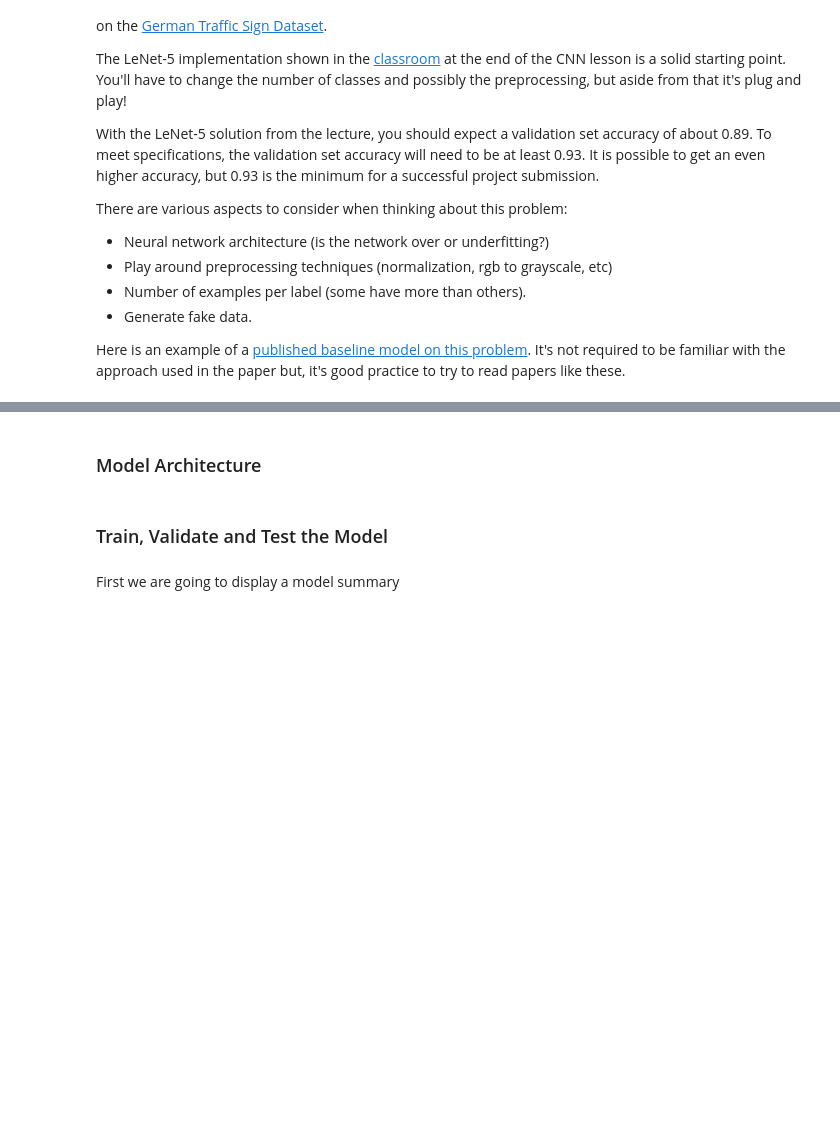
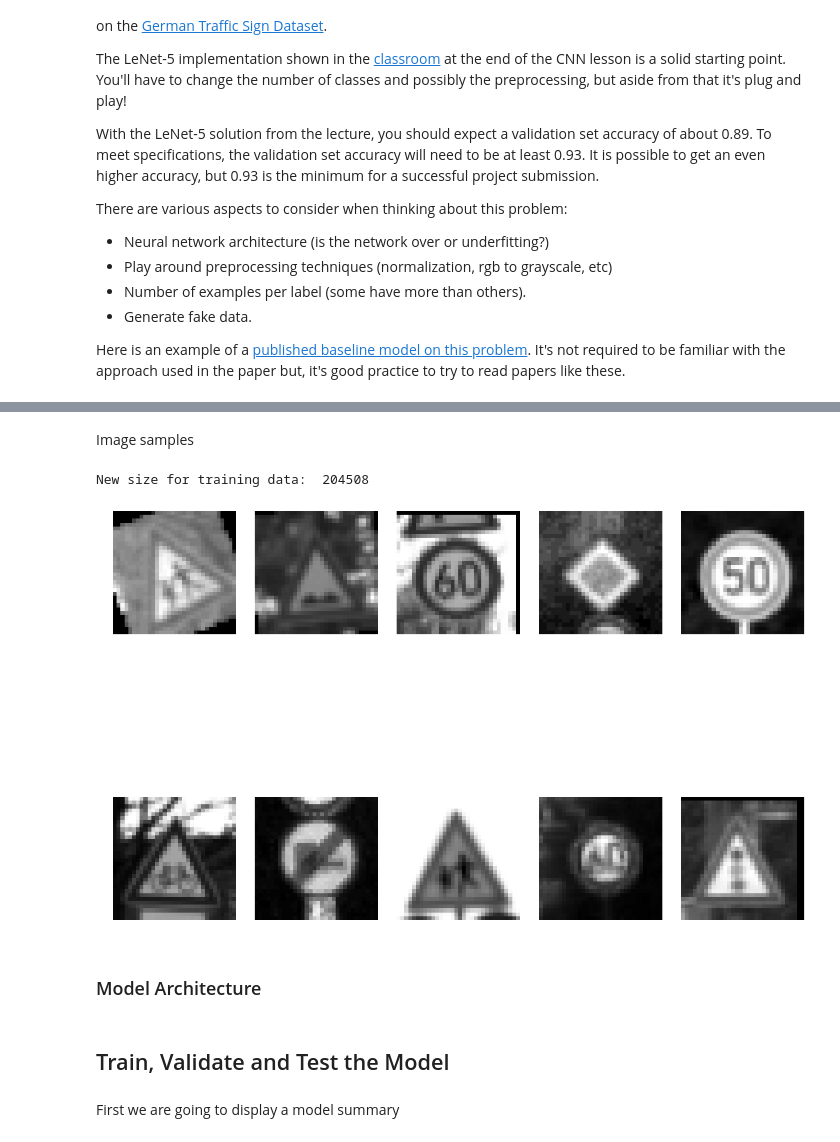
Before and after one commit to bajcmartinez/CarND-Traffic-Sign-Classifier-Project, a Jupyter notebook: Traffic_Sign_Classifier.ipynb, the cells around one changed output, grey strips where cells are left out. Cells and saved outputs as stored; diff of their text form; code cells hidden in the pictures; blank space fills up the shorter version.

```diff
--- a/Traffic_Sign_Classifier.ipynb
+++ b/Traffic_Sign_Classifier.ipynb
@@ -190,0 +293,12 @@ Here is an example of a [published baseline model on this problem](http://yann.l
+# %%
+# move all pics to grayscale if required
+NORMALIZE_TO_GRAYSCALE = True
+
+if NORMALIZE_TO_GRAYSCALE:
+    X_train_sample = np.reshape(np.array([cv2.cvtColor(img, cv2.COLOR_RGB2GRAY) for img in X_train]), (len(X_train),32, 32, 1))
+    X_valid_sample = np.reshape(np.array([cv2.cvtColor(img, cv2.COLOR_RGB2GRAY) for img in X_valid]), (len(X_valid),32, 32, 1))
+    X_test_sample = np.reshape(np.array([cv2.cvtColor(img, cv2.COLOR_RGB2GRAY) for img in X_test]), (len(X_test),32, 32, 1))
+else:
+    X_train_sample = [img for img in X_train]
+    X_valid_sample = [img for img in X_valid]
+    X_test_sample = [img for img in X_test]
@@ -190,0 +309,2 @@ Here is an example of a [published baseline model on this problem](http://yann.l
+# %%
+x_train_augmented, y_train_augmented = ImagesManipulation.augment(X_train_sample, y_train, n_classes)
@@ -191,2 +329,25 @@ Here is an example of a [published baseline model on this problem](http://yann.l
+# %% [markdown]
+Image samples
+# %%
+print("New size for training data: ", len(x_train_augmented))
+
+def sample_plot(imgs, cols = 5):
+    selected_imgs = random.choices(imgs, k=10)
+
+    rows = len(selected_imgs) // cols
+    fig, axes = plt.subplots(rows, cols, figsize=(16, 16))
+    axes = axes.flatten()
+    for i, img in enumerate(selected_imgs):
+        axes[i].axis("off")
+        cmap = 'gray' if NORMALIZE_TO_GRAYSCALE else None
+        axes[i].imshow(np.reshape(np.array(img), (32, 32)), cmap=cmap)
+
+    fig.tight_layout()
+    plt.show()
+
+sample_plot(x_train_augmented)
+# %% [output]
+New size for training data:  204508
+[figure, added]
 # %% [markdown]
 ### Model Architecture
@@ -593,7 +664,7 @@ class TrafficSignNet:
             else:
                 axes[feature_map].imshow(activation[0,:,:, feature_map], interpolation="nearest", cmap="gray")
 # %% [markdown]
-### Train, Validate and Test the Model
+## Train, Validate and Test the Model
 # %% [markdown]
 First we are going to display a model summary
 # %%
```
Also changed, not shown: parts of 12 cells of this notebook.
